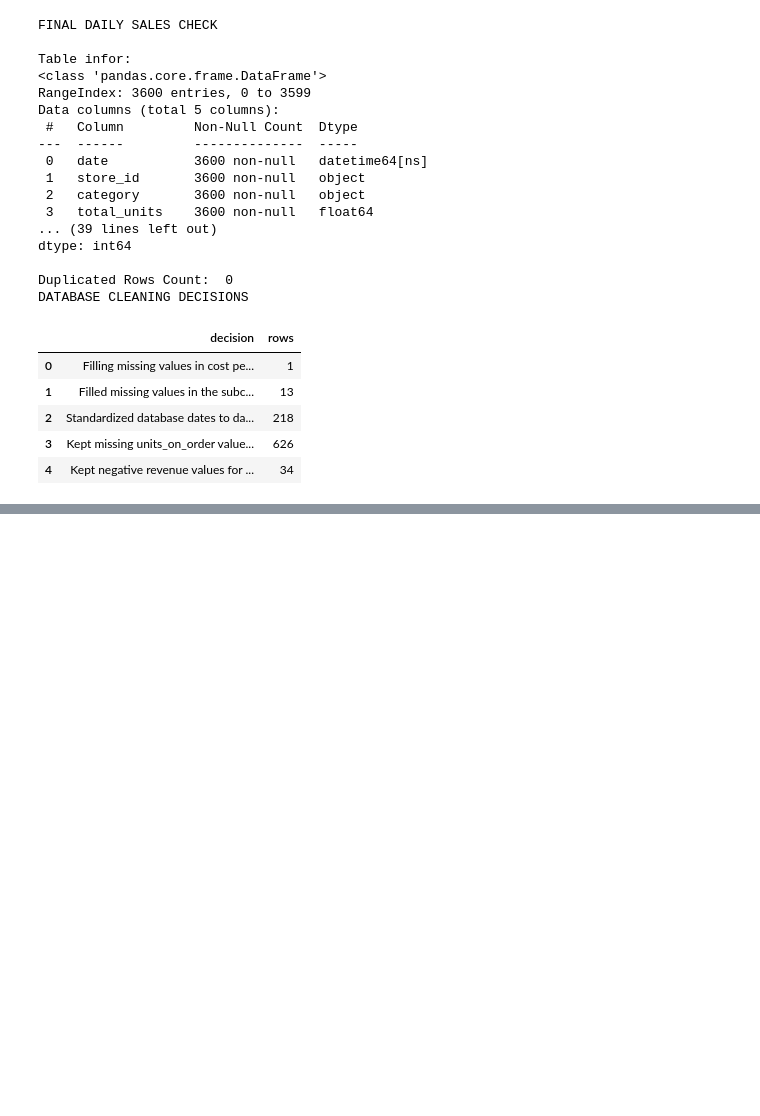
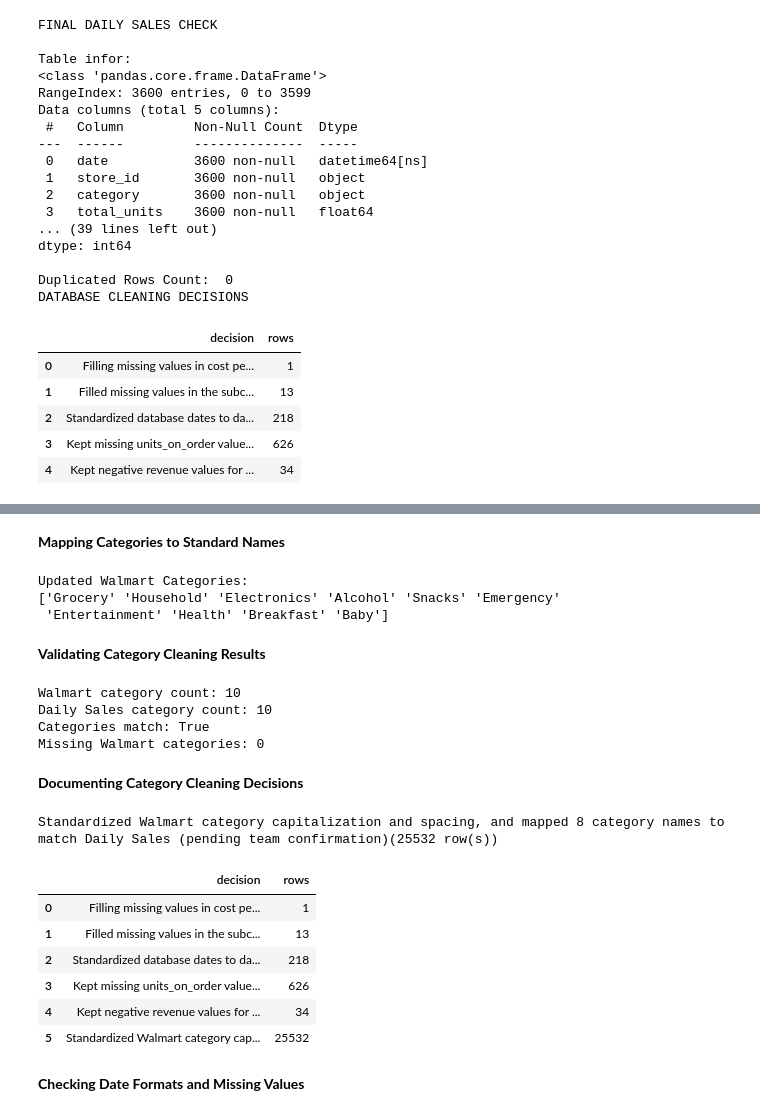
Before and after one commit to prabhnoor14/walmart-hurricane-project, a Jupyter notebook: notebooks/team_notebook.ipynb, the cells around one changed output, grey strips where cells are left out. Saved outputs shown, nothing was run; the diff lists cells and outputs as text; code cells hidden in the pictures; blank space fills up the shorter version.

```diff
--- a/notebooks/team_notebook.ipynb
+++ b/notebooks/team_notebook.ipynb
@@ -478,0 +526,7 @@ DATABASE CLEANING DECISIONS
+# %%
+walmart_transactions_copy['category'] = walmart_transactions_copy['category'].str.strip().str.title()
+daily_sales_copy['category'] = daily_sales_copy['category'].str.strip().str.title()
+print("Walmart Categories:")
+print(walmart_transactions_copy['category'].unique())
+print("\nDaily Sales Categories:")
+print(daily_sales_copy['category'].unique())
@@ -478,0 +576,50 @@ DATABASE CLEANING DECISIONS
+# %% [markdown]
+**Mapping Categories to Standard Names**
+# %%
+category_mapping = {
+    'Alcoholic Beverages': 'Alcohol',
+    'Baby Products': 'Baby',
+    'Breakfast Foods': 'Breakfast',
+    'Emergency Supplies': 'Emergency',
+    'Games & Entertainment': 'Entertainment',
+    'Groceries': 'Grocery',
+    'Health & Wellness': 'Health',
+    'Household Essentials': 'Household'
+}
+walmart_transactions_copy['category'] = walmart_transactions_copy['category'].replace(category_mapping)
+print("Updated Walmart Categories:")
+print(walmart_transactions_copy['category'].unique())
+# %% [output]
+Updated Walmart Categories:
+['Grocery' 'Household' 'Electronics' 'Alcohol' 'Snacks' 'Emergency'
+ 'Entertainment' 'Health' 'Breakfast' 'Baby']
+# %% [markdown]
+**Validating Category Cleaning Results**
+# %%
+walmart_categories = set(walmart_transactions_copy['category'].dropna().unique())
+daily_categories = set(daily_sales_copy['category'].dropna().unique())
+print("Walmart category count:", len(walmart_categories))
+print("Daily Sales category count:", len(daily_categories))
+print("Categories match:", walmart_categories == daily_categories)
+print("Missing Walmart categories:", walmart_transactions_copy['category'].isna().sum())
+# %% [output]
+Walmart category count: 10
+Daily Sales category count: 10
+Categories match: True
+Missing Walmart categories: 0
+# %% [markdown]
+**Documenting Category Cleaning Decisions**
+# %%
+log_decision("Standardized Walmart category capitalization and spacing, and mapped 8 category names to match Daily Sales (pending team confirmation)", len(walmart_transactions_copy))
+show_log()
+# %% [output]
+Standardized Walmart category capitalization and spacing, and mapped 8 category names to match Daily Sales (pending team confirmation)(25532 row(s))
+|  | decision | rows |
+| 0 | Filling missing values in cost pe... | 1 |
+| 1 | Filled missing values in the subc... | 13 |
+| 2 | Standardized database dates to da... | 218 |
+| 3 | Kept missing units_on_order value... | 626 |
+| 4 | Kept negative revenue values for ... | 34 |
+| 5 | Standardized Walmart category cap... | 25532 |
+# %% [markdown]
+**Checking Date Formats and Missing Values**
```
Also changed, not shown: parts of 26 cells of this notebook.
